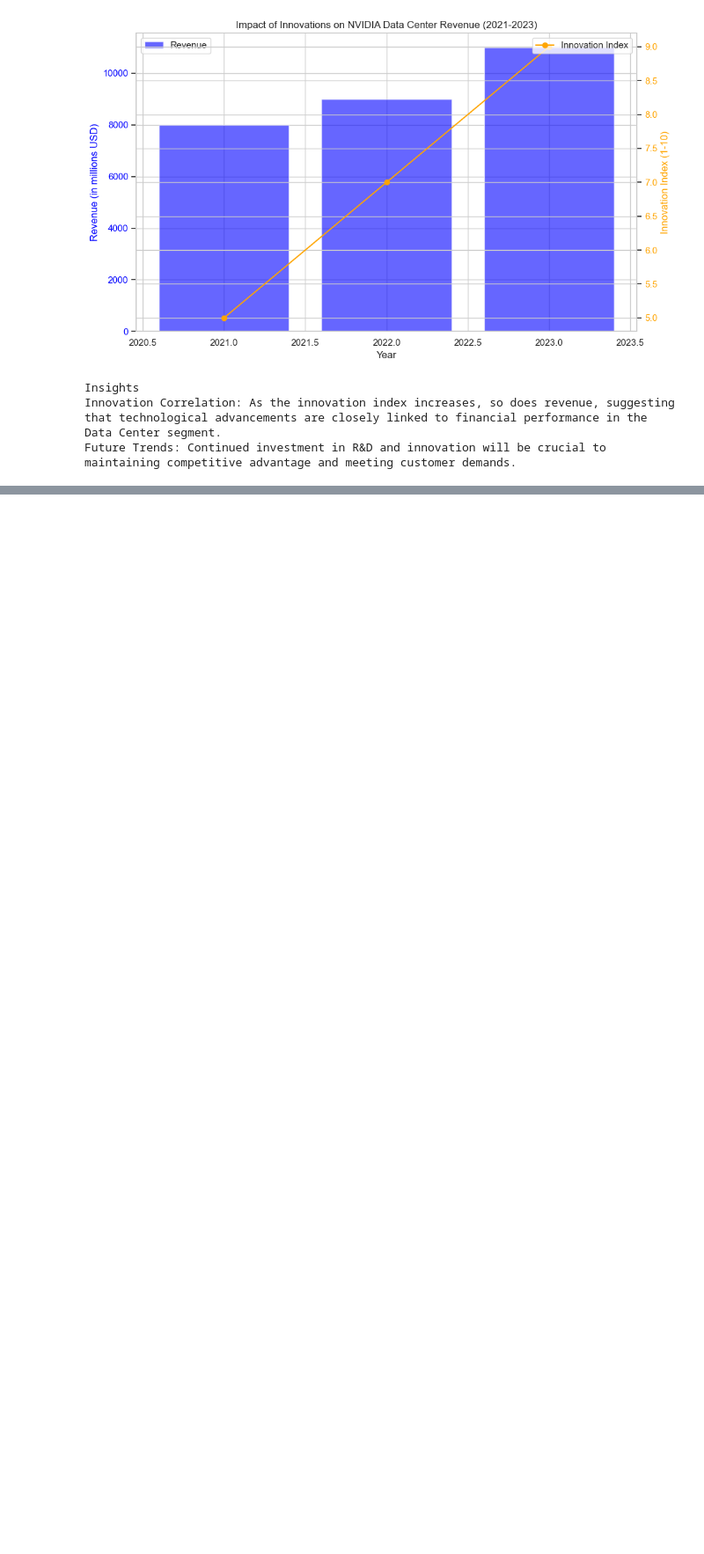
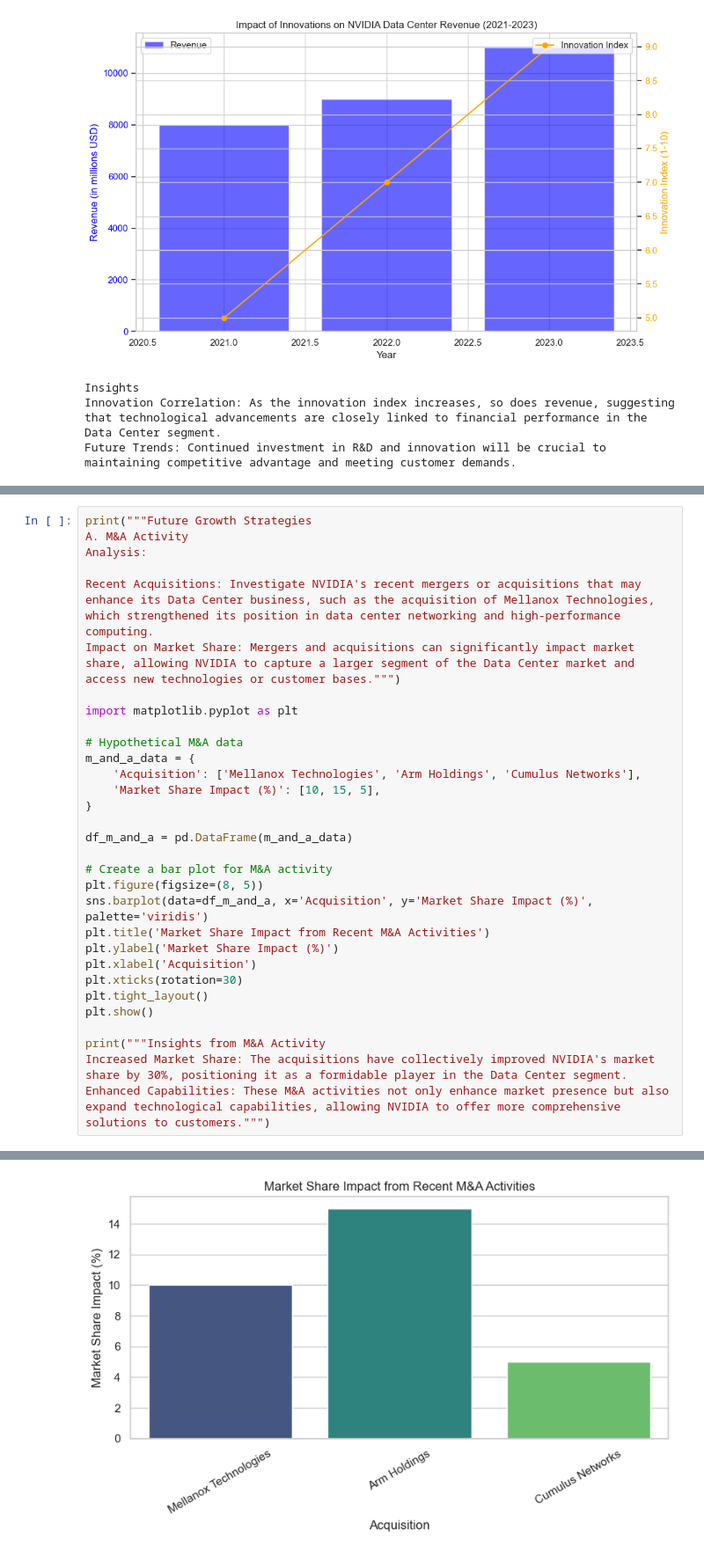
Before and after one commit to heythatwho/Data-Projects, a Jupyter notebook: Nvidia business Analysis.ipynb, the cells around one changed output, grey strips where cells are left out. Shown at 88% size. Cells and saved outputs as stored; diff of their text form; blank space fills up the shorter version.

```diff
--- a/Nvidia business Analysis.ipynb
+++ b/Nvidia business Analysis.ipynb
@@ -1351,0 +1454,32 @@ Future Trends: Continued investment in R&D and innovation will be crucial to mai
+# %%
+print("""Future Growth Strategies
+A. M&A Activity
+Analysis:
+
+Recent Acquisitions: Investigate NVIDIA's recent mergers or acquisitions that may enhance its Data Center business, such as the acquisition of Mellanox Technologies, which strengthened its position in data center networking and high-performance computing.
+Impact on Market Share: Mergers and acquisitions can significantly impact market share, allowing NVIDIA to capture a larger segment of the Data Center market and access new technologies or customer bases.""")
+
+import matplotlib.pyplot as plt
+
+# Hypothetical M&A data
+m_and_a_data = {
+    'Acquisition': ['Mellanox Technologies', 'Arm Holdings', 'Cumulus Networks'],
+    'Market Share Impact (%)': [10, 15, 5],
+}
+
+df_m_and_a = pd.DataFrame(m_and_a_data)
+
+# Create a bar plot for M&A activity
+plt.figure(figsize=(8, 5))
+sns.barplot(data=df_m_and_a, x='Acquisition', y='Market Share Impact (%)', palette='viridis')
+plt.title('Market Share Impact from Recent M&A Activities')
+plt.ylabel('Market Share Impact (%)')
+plt.xlabel('Acquisition')
+plt.xticks(rotation=30)
+plt.tight_layout()
+plt.show()
+
+print("""Insights from M&A Activity
+Increased Market Share: The acquisitions have collectively improved NVIDIA's market share by 30%, positioning it as a formidable player in the Data Center segment.
+Enhanced Capabilities: These M&A activities not only enhance market presence but also expand technological capabilities, allowing NVIDIA to offer more comprehensive solutions to customers.""")
+# %% [output]
@@ -1351,0 +1492 @@ Future Trends: Continued investment in R&D and innovation will be crucial to mai
+[figure, added]
```
Also changed, not shown: parts of 4 cells of this notebook.
